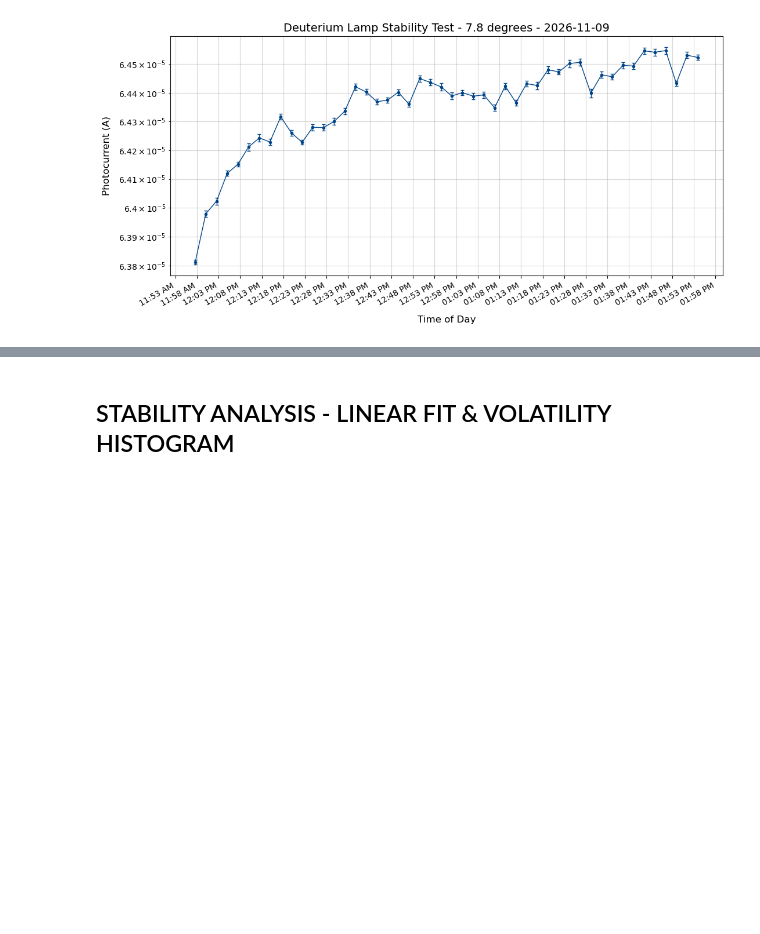
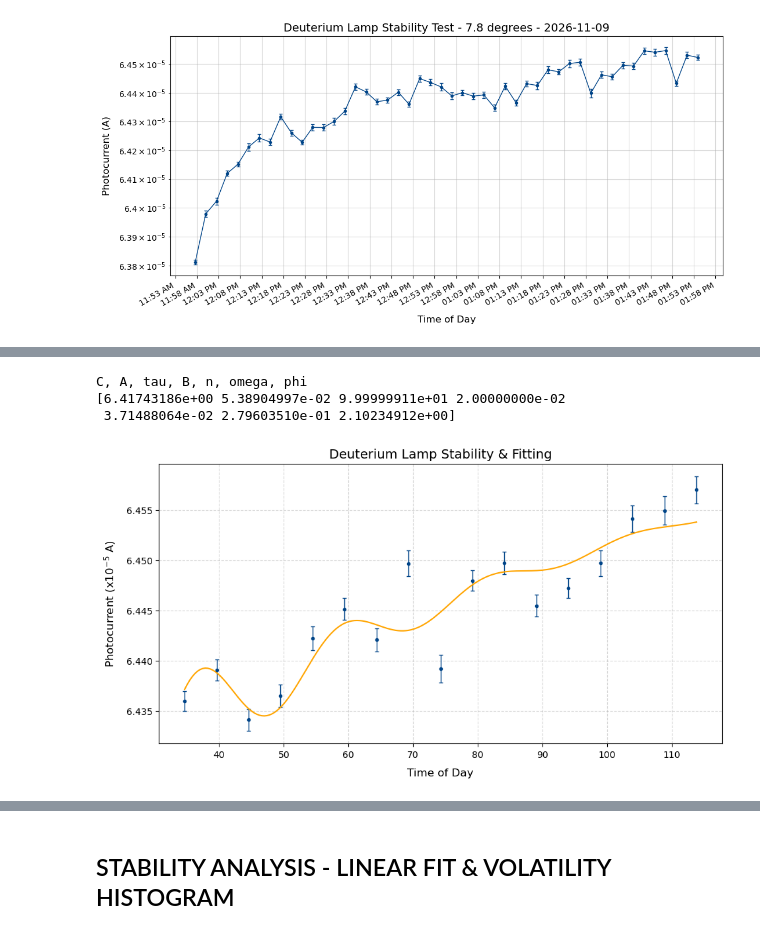
Before and after one commit to laughtonmichael2004-hue/lea-summer_2026_Internship, a Jupyter notebook: 2. Deuterium Lamp/Deuterium Lamp Analysis Code.ipynb, the cells around one changed output, grey strips where cells are left out. Saved outputs shown, nothing was run; the diff lists cells and outputs as text; code cells hidden in the pictures; blank space fills up the shorter version.

```diff
--- a/2. Deuterium Lamp/Deuterium Lamp Analysis Code.ipynb
+++ b/2. Deuterium Lamp/Deuterium Lamp Analysis Code.ipynb
@@ -1390,0 +1448,77 @@ df = pd.read_csv(path_file)
+# %%
+import matplotlib.pyplot as plt
+import matplotlib.dates as mdates
+import pandas as pd
+import numpy as np
+from scipy.optimize import curve_fit
+import os
+
+# Load Data
+path_file = r"C:\Users\laugh\lea-summer-2026-internship-forked\lea-summer_2026_Internship\2. Deuterium Lamp\(2026-11-09)_Data\hour_3to4_spectrum_hole_num_1.txt"
+df = pd.read_csv(path_file)
+
+# Get the x and y data
+time_vals = pd.to_datetime(df['timestamp']) # Convert timestamps to datetime objects
+df['time_vals_mins'] = (time_vals - time_vals.iloc[0]).dt.total_seconds() / 60
+
+df = df[df['time_vals_mins']>30]
+time_vals_mins = df['time_vals_mins']
+scale_factor = 100000 # So we aren't having to deal with super small fitting params
+
+current_vals = df['current_mean_A'] * scale_factor
+current_sem_vals = df['current_std_A'] / np.sqrt(df['n_samples']) * scale_factor
+
+#                C              A     tau   B      n        omega        phi
+p0     = [6.4,     0.06,  10,  0.03,    0.0,  np.pi/10,    1.2]
+lower  = [-np.inf,              0,     1,   0.02,      0,    np.pi/20,  -np.pi]
+upper  = [ np.inf,            np.inf, 100, 0.05,   0.5,   np.pi,    np.pi]
+
+import numpy as np
+from scipy.optimize import curve_fit
+
+def stability_fit(t, C, A, tau, B, n, omega, phi):
+    """
+    Warm-up + damped oscillation.
+
+    C     : starting level (at t = 0, ignoring the oscillation)
+    A     : total warm-up rise
+    tau   : warm-up time constant (min)
+    B     : initial oscillation amplitude
+    n     : oscillation damping rate (1/min)
+    omega : angular frequency (rad/min), period = 2*pi/omega
+    phi   : phase (rad)
+    """
+    warmup = C + A * (1 - np.exp(-t / tau))
+    osc = B * np.exp(-n * t) * np.cos(omega * t + phi)
+    return warmup + osc
+
+# Define the bounds of each parameter
+bounds = ([-np.inf, 0, -np.inf, -np.inf, 0, 0, -np.pi],
+            [ np.inf, 3,  np.inf,  np.inf, 5, 5,  np.pi])
+
+# Run the fitting
+popt, pcov = curve_fit(stability_fit, time_vals_mins, current_vals, p0=p0, sigma=current_sem_vals, absolute_sigma=False, bounds=(lower, upper))
+
+time_vals_fit = np.linspace(time_vals_mins.iloc[0], time_vals_mins.iloc[-1], 200)
+current_vals_fit = stability_fit(time_vals_fit, *popt)
+
+print("C, A, tau, B, n, omega, phi")
+print(popt)
+
+# Plot
+fig, ax = plt.subplots(figsize=(11, 5.5))
+
+ax.set_title(f'Deuterium Lamp Stability & Fitting', fontsize=14)
+ax.set_xlabel('Time of Day', fontsize=12, labelpad=10)
+ax.set_ylabel('Photocurrent (x10$^{-5}$ A)', fontsize=12, labelpad=10)
+ax.grid(True, which="both", linestyle='--', alpha=0.5, color='#b0b0b0')
+
+ax.errorbar(time_vals_mins, current_vals, current_sem_vals, color='#004488', linestyle='none', fmt='o', markersize=3, elinewidth=1, capsize=2, label='Photocurrent')
+ax.plot(time_vals_fit, current_vals_fit, color='orange', label='fit line')
+#ax.set_ylim(6.38, 6.47)
+plt.show()
+# %% [output]
+C, A, tau, B, n, omega, phi
+[6.41743186e+00 5.38904997e-02 9.99999911e+01 2.00000000e-02
+ 3.71488064e-02 2.79603510e-01 2.10234912e+00]
+[figure, added]
```
Also changed, not shown: parts of 26 cells of this notebook, 4 other files.
